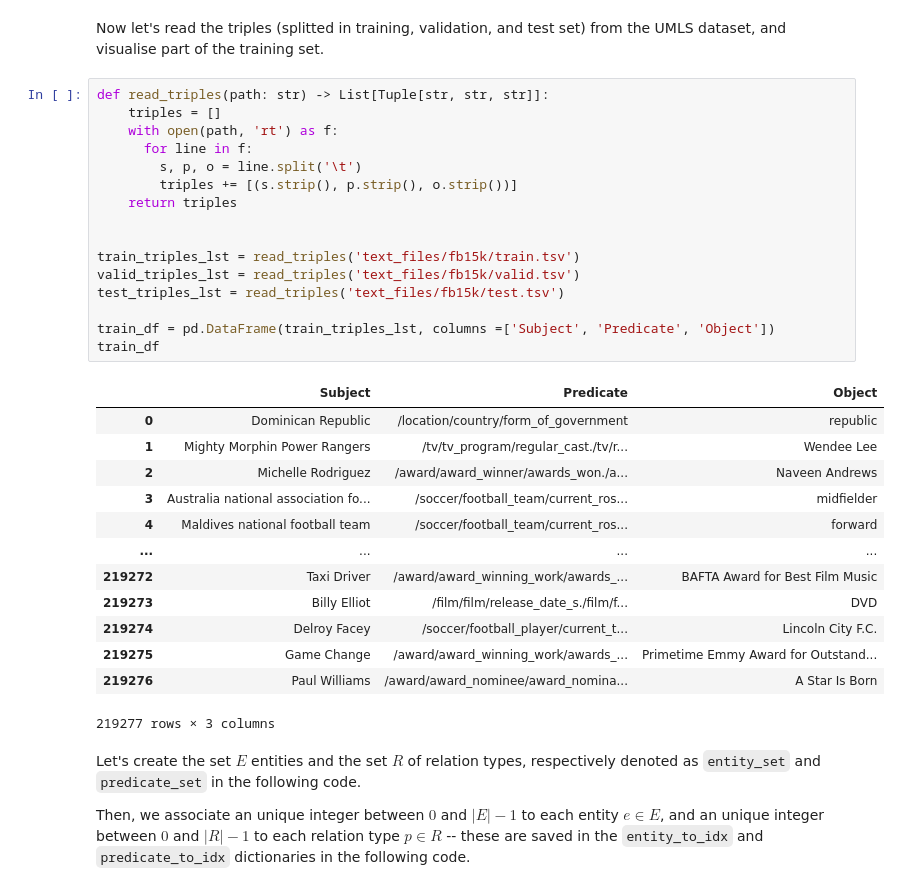
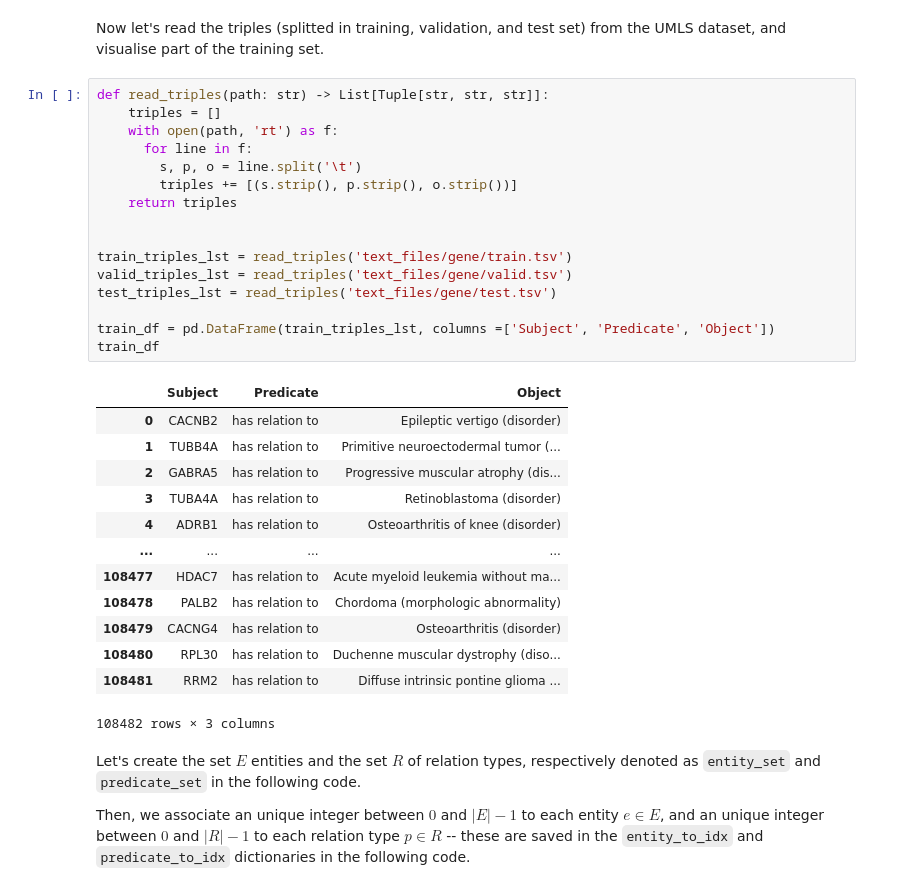
Before and after one commit to FlintyTub49/augmentation-diss, a Jupyter notebook: KGC Embeddings.ipynb, the cells around one changed output. Saved outputs shown, nothing was run; the diff lists cells and outputs as text.

```diff
--- a/KGC Embeddings.ipynb
+++ b/KGC Embeddings.ipynb
@@ -25,33 +25,33 @@ Now let's read the triples (splitted in training, validation, and test set) from
 # %%
 def read_triples(path: str) -> List[Tuple[str, str, str]]:
     triples = []
     with open(path, 'rt') as f:
       for line in f:
         s, p, o = line.split('\t')
         triples += [(s.strip(), p.strip(), o.strip())]
     return triples
 
 
-train_triples_lst = read_triples('text_files/fb15k/train.tsv')
-valid_triples_lst = read_triples('text_files/fb15k/valid.tsv')
-test_triples_lst = read_triples('text_files/fb15k/test.tsv')
+train_triples_lst = read_triples('text_files/gene/train.tsv')
+valid_triples_lst = read_triples('text_files/gene/valid.tsv')
+test_triples_lst = read_triples('text_files/gene/test.tsv')
 
 train_df = pd.DataFrame(train_triples_lst, columns =['Subject', 'Predicate', 'Object'])
 train_df
 # %% [output]
 |  | Subject | Predicate | Object |
-| 0 | Dominican Republic | /location/country/form_of_government | republic |
-| 1 | Mighty Morphin Power Rangers | /tv/tv_program/regular_cast./tv/r... | Wendee Lee |
-| 2 | Michelle Rodriguez | /award/award_winner/awards_won./a... | Naveen Andrews |
-| 3 | Australia national association fo... | /soccer/football_team/current_ros... | midfielder |
-| 4 | Maldives national football team | /soccer/football_team/current_ros... | forward |
+| 0 | CACNB2 | has relation to | Epileptic vertigo (disorder) |
+| 1 | TUBB4A | has relation to | Primitive neuroectodermal tumor (... |
+| 2 | GABRA5 | has relation to | Progressive muscular atrophy (dis... |
+| 3 | TUBA4A | has relation to | Retinoblastoma (disorder) |
+| 4 | ADRB1 | has relation to | Osteoarthritis of knee (disorder) |
 | ... | ... | ... | ... |
-| 219272 | Taxi Driver | /award/award_winning_work/awards_... | BAFTA Award for Best Film Music |
-| 219273 | Billy Elliot | /film/film/release_date_s./film/f... | DVD |
-| 219274 | Delroy Facey | /soccer/football_player/current_t... | Lincoln City F.C. |
-| 219275 | Game Change | /award/award_winning_work/awards_... | Primetime Emmy Award for Outstand... |
-| 219276 | Paul Williams | /award/award_nominee/award_nomina... | A Star Is Born |
+| 108477 | HDAC7 | has relation to | Acute myeloid leukemia without ma... |
+| 108478 | PALB2 | has relation to | Chordoma (morphologic abnormality) |
+| 108479 | CACNG4 | has relation to | Osteoarthritis (disorder) |
+| 108480 | RPL30 | has relation to | Duchenne muscular dystrophy (diso... |
+| 108481 | RRM2 | has relation to | Diffuse intrinsic pontine glioma ... |
-219277 rows × 3 columns
+108482 rows × 3 columns
 # %% [markdown]
 Let's create the set $E$ entities and the set $R$ of relation types, respectively denoted as `entity_set` and `predicate_set` in the following code.
 
```
Also changed, not shown: parts of 5 cells of this notebook, 8 other files.
